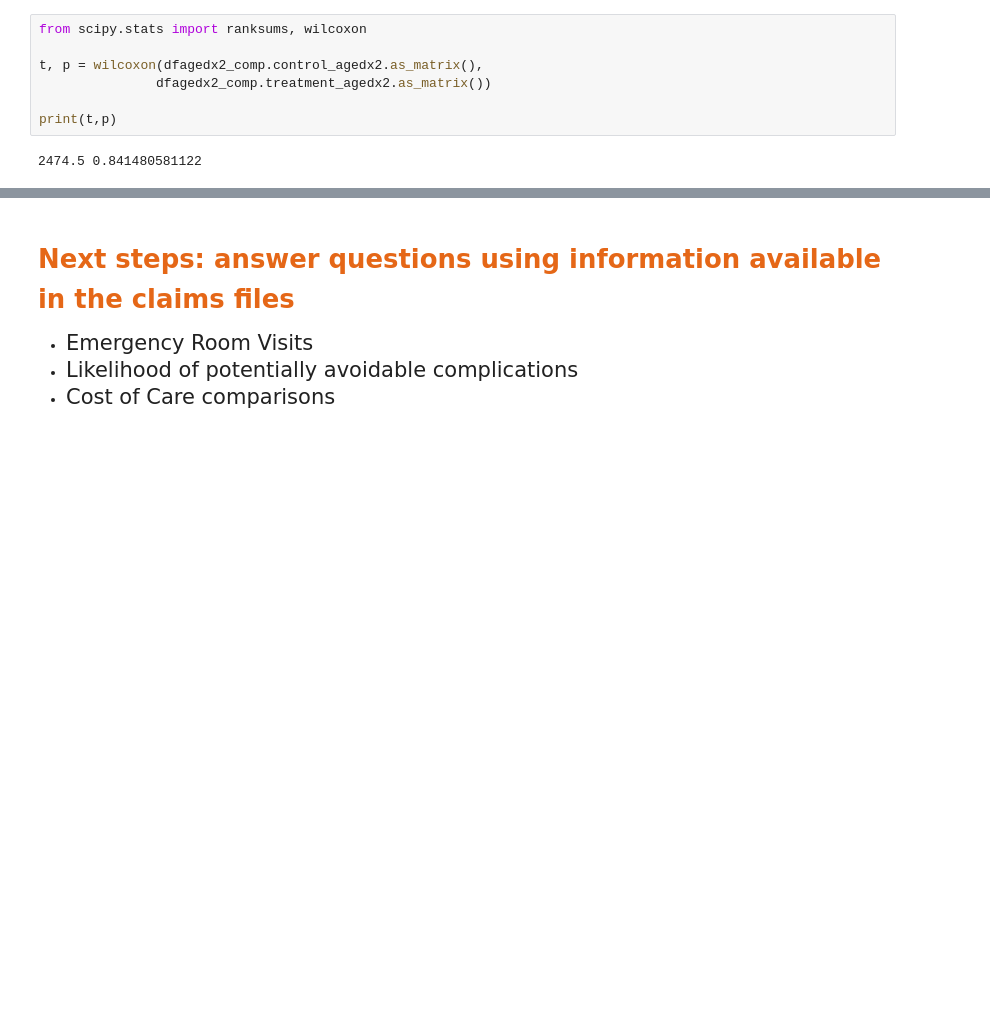
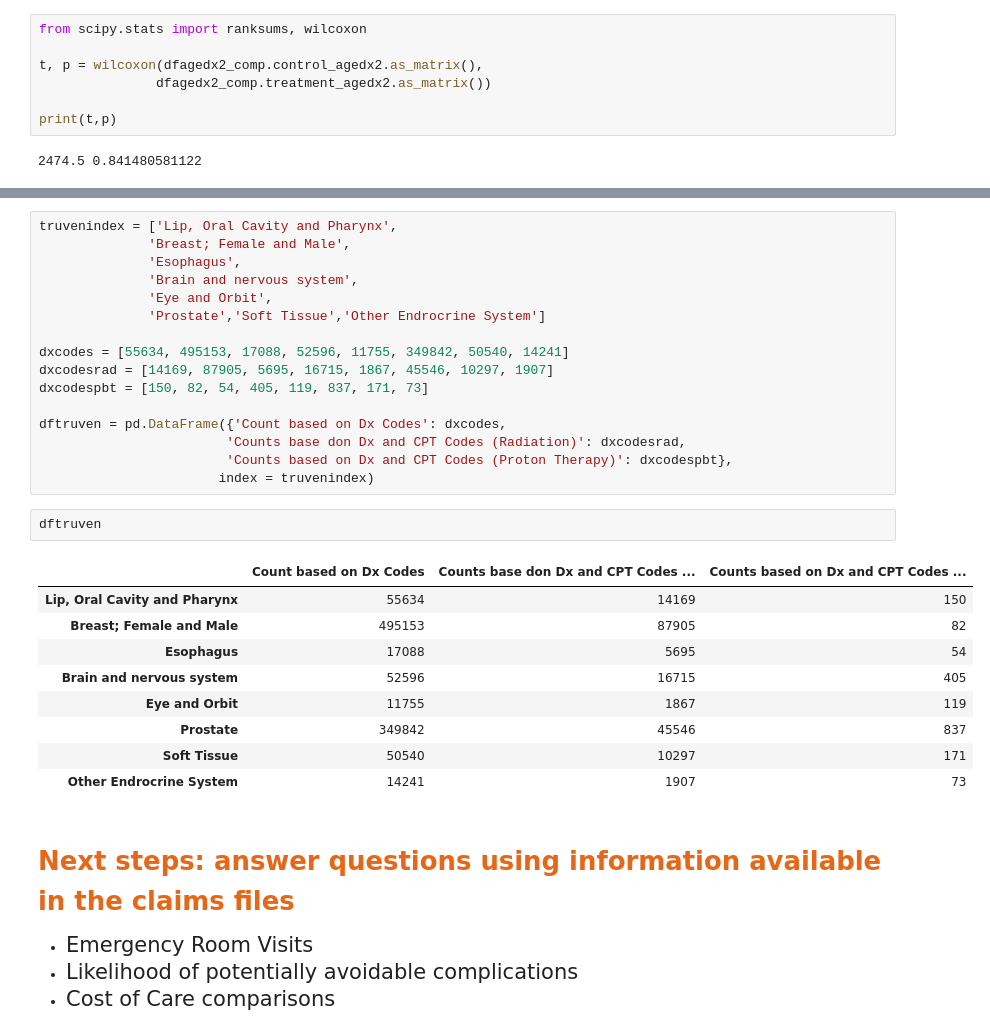
Before and after one commit to doolingdavid/IBA, a Jupyter notebook: IBASEPT2016.ipynb, the cells around one changed output, grey strips where cells are left out. Saved outputs shown, nothing was run; the diff lists cells and outputs as text; blank space fills up the shorter version.

```diff
--- a/IBASEPT2016.ipynb
+++ b/IBASEPT2016.ipynb
@@ -1132,3 +1140,31 @@ print(t,p)
+# %%
+truvenindex = ['Lip, Oral Cavity and Pharynx',
+              'Breast; Female and Male',
+              'Esophagus',
+              'Brain and nervous system',
+              'Eye and Orbit',
+              'Prostate','Soft Tissue','Other Endrocrine System']
+
+dxcodes = [55634, 495153, 17088, 52596, 11755, 349842, 50540, 14241]
+dxcodesrad = [14169, 87905, 5695, 16715, 1867, 45546, 10297, 1907]
+dxcodespbt = [150, 82, 54, 405, 119, 837, 171, 73]
+
+dftruven = pd.DataFrame({'Count based on Dx Codes': dxcodes,
+                        'Counts base don Dx and CPT Codes (Radiation)': dxcodesrad,
+                        'Counts based on Dx and CPT Codes (Proton Therapy)': dxcodespbt},
+                       index = truvenindex)
+# %%
+dftruven
+# %% [output]
+|  | Count based on Dx Codes | Counts base don Dx and CPT Codes ... | Counts based on Dx and CPT Codes ... |
+| Lip, Oral Cavity and Pharynx | 55634 | 14169 | 150 |
+| Breast; Female and Male | 495153 | 87905 | 82 |
+| Esophagus | 17088 | 5695 | 54 |
+| Brain and nervous system | 52596 | 16715 | 405 |
+| Eye and Orbit | 11755 | 1867 | 119 |
+| Prostate | 349842 | 45546 | 837 |
+| Soft Tissue | 50540 | 10297 | 171 |
+| Other Endrocrine System | 14241 | 1907 | 73 |
 # %% [markdown]
 # <font color="#e56717">Next steps: answer questions using information available in the claims files</font>
 
```
Also changed, not shown: parts of 1 cell of this notebook.
